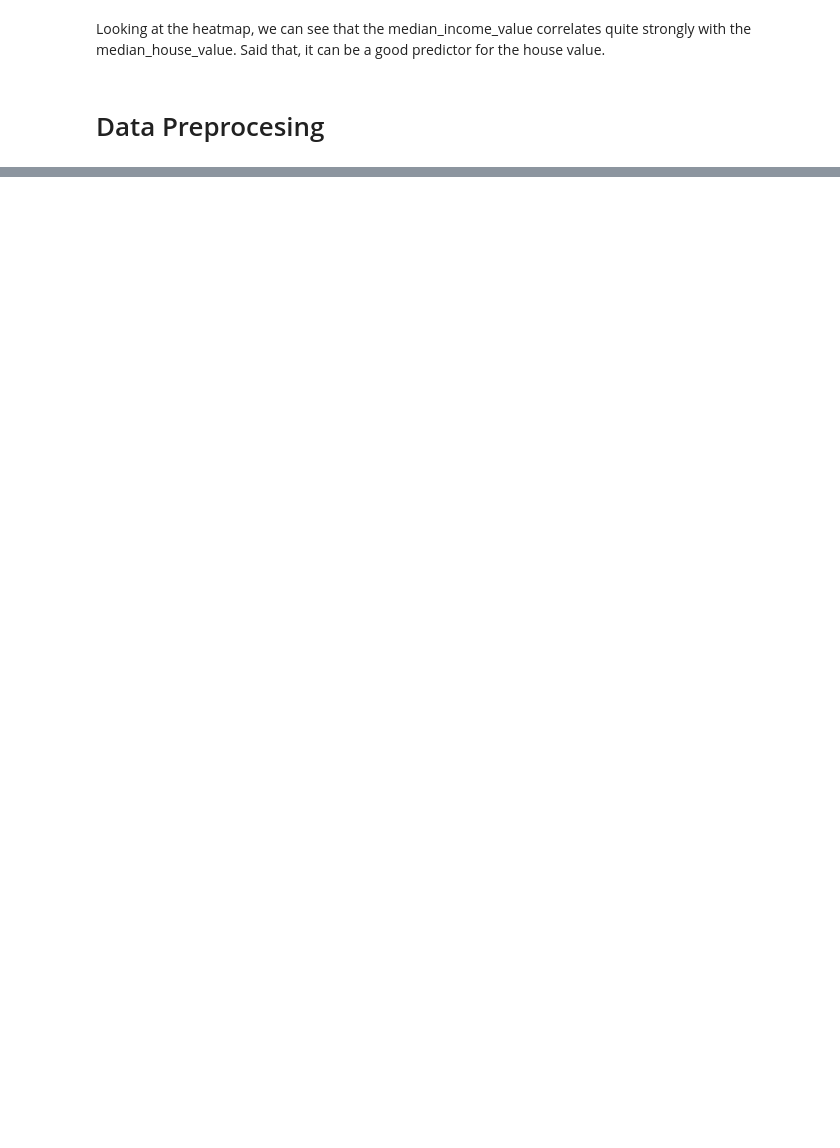
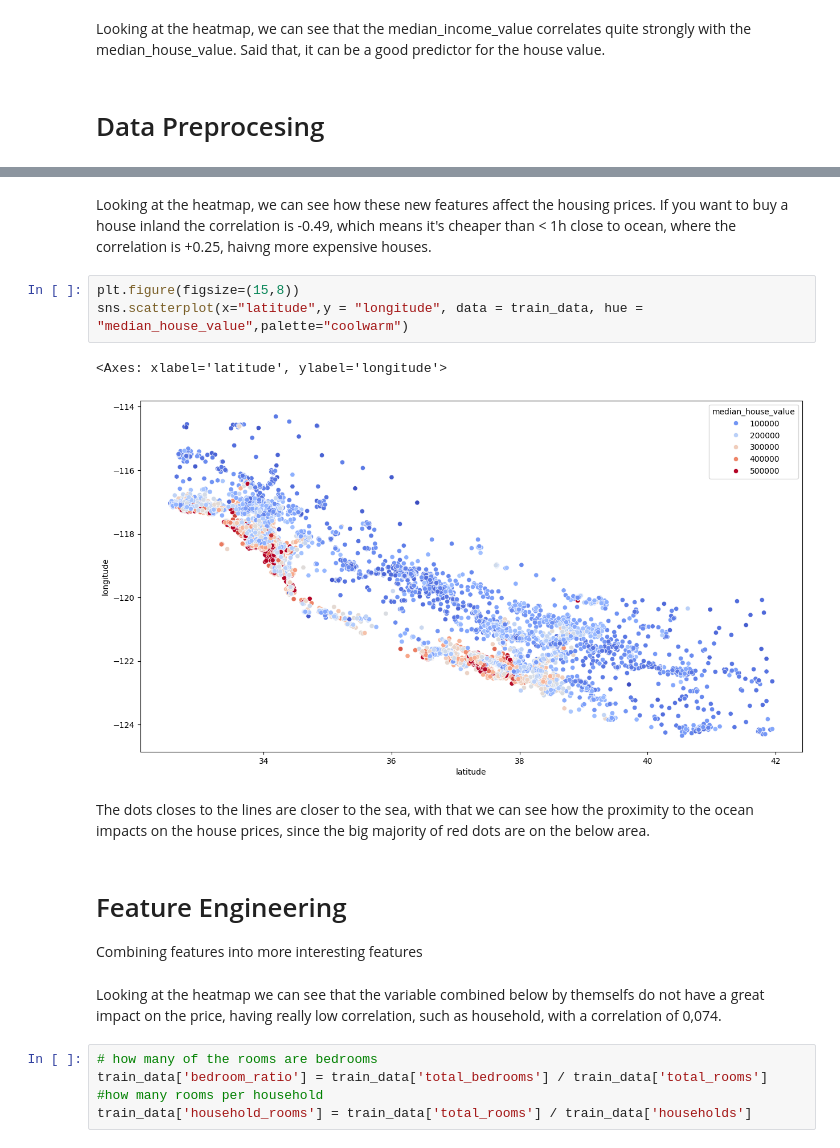
Before and after one commit to DigoDrummond/California-House-Price-Prediction, a Jupyter notebook: California Housing Price Prediction/California_Housing_Price.ipynb, the cells around one changed output, grey strips where cells are left out. Cells and saved outputs as stored; diff of their text form; blank space fills up the shorter version.

Commit message:
Feature Engineering + Linear Regression

```diff
--- a/California Housing Price Prediction/California_Housing_Price.ipynb
+++ b/California Housing Price Prediction/California_Housing_Price.ipynb
@@ -141,0 +186,20 @@ Looking at the heatmap, we can see that the median_income_value correlates quite
+# %% [markdown]
+Looking at the heatmap, we can see how these new features affect the housing prices. If you want to buy a house inland the correlation is -0.49, which means it's cheaper than < 1h close to ocean, where the correlation is +0.25, haivng more expensive houses.
+# %%
+plt.figure(figsize=(15,8))
+sns.scatterplot(x="latitude",y = "longitude", data = train_data, hue = "median_house_value",palette="coolwarm")
+# %% [output]
+<Axes: xlabel='latitude', ylabel='longitude'>
+[figure, added]
+# %% [markdown]
+The dots closes to the lines are closer to the sea, with that we can see how the proximity to the ocean impacts on the house prices, since the big majority of red dots are on the below area.
+# %% [markdown]
+# Feature Engineering
+Combining features into more interesting features
+# %% [markdown]
+Looking at the heatmap we can see that the variable combined below by themselfs do not have a great impact on the price, having really low correlation, such as household,  with a correlation of 0,074.
+# %%
+# how many of the rooms are bedrooms
+train_data['bedroom_ratio'] = train_data['total_bedrooms'] / train_data['total_rooms']
+#how many rooms per household
+train_data['household_rooms'] = train_data['total_rooms'] / train_data['households']
```
Also changed, not shown: parts of 21 cells of this notebook.
